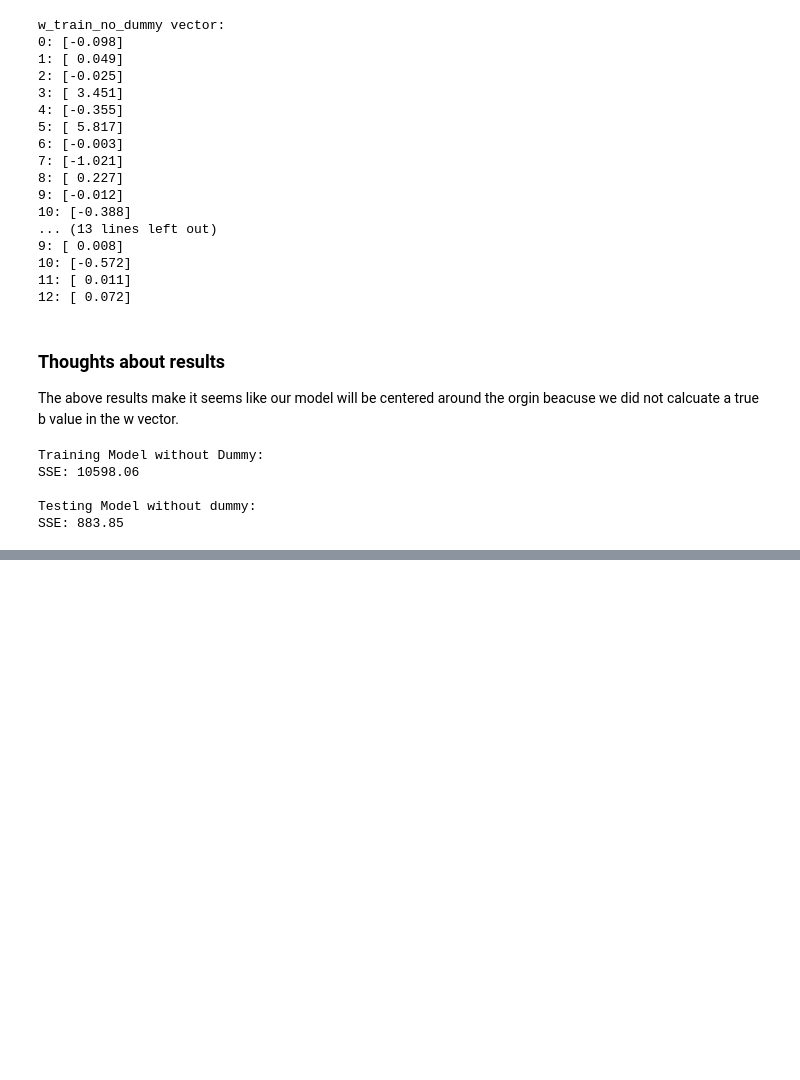
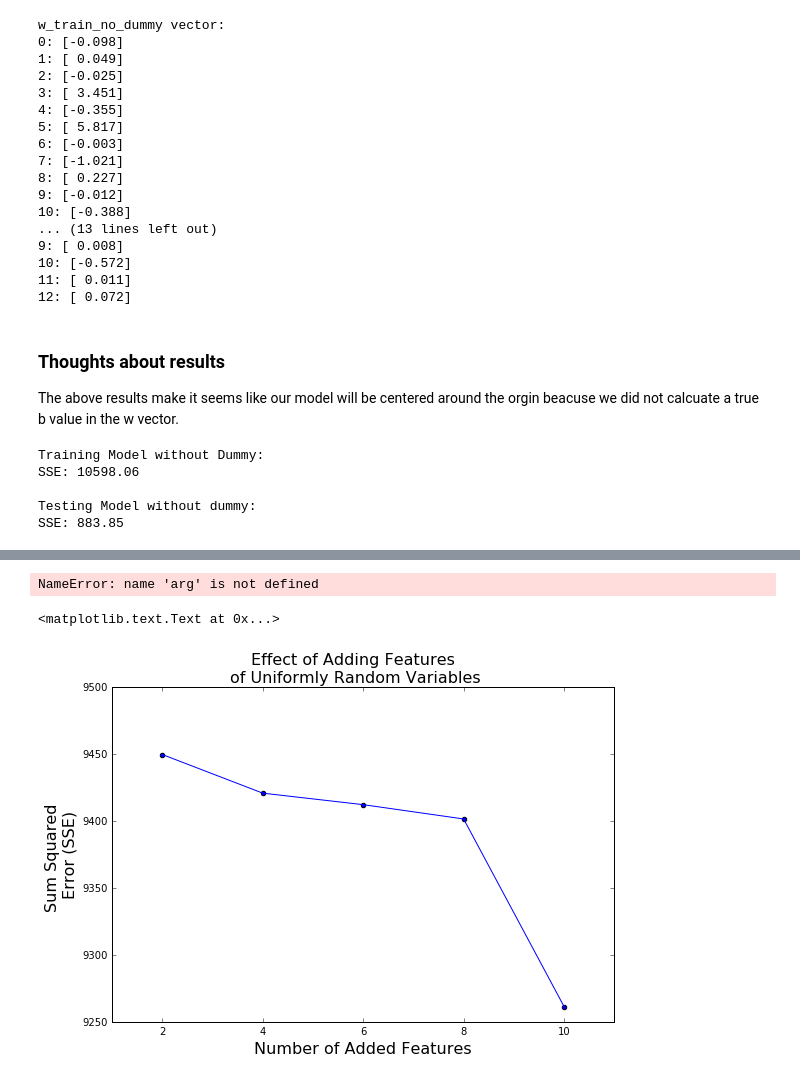
Before and after one commit to MrFengShui/CS434, a Jupyter notebook: HW1/Assignment One.ipynb, the cells around one changed output, grey strips where cells are left out. Saved outputs shown, nothing was run; the diff lists cells and outputs as text; code cells hidden in the pictures; blank space fills up the shorter version.

```diff
--- a/HW1/Assignment One.ipynb
+++ b/HW1/Assignment One.ipynb
@@ -289,0 +255,53 @@ plt.plot(x, y, ls='--')
+# %%
+# Create weight vector for each test case
+w_two_train = calc_w_vector(two_feat_train, y_train)
+w_two_test = calc_w_vector(two_feat_test, y_test)
+
+w_four_train = calc_w_vector(four_feat_train, y_train)
+w_four_test = calc_w_vector(four_feat_test, y_test)
+
+w_six_train = calc_w_vector(six_feat_train, y_train)
+w_six_test = calc_w_vector(six_feat_test, y_test)
+
+w_eight_train = calc_w_vector(eight_feat_train, y_train)
+w_eight_test = calc_w_vector(eight_feat_test, y_test)
+
+w_ten_train = calc_w_vector(ten_feat_train, y_train)
+w_ten_test = calc_w_vector(ten_feat_test, y_test)
+# %%
+temp = ['two','four','six','eight','ten']
+sse_vals = []
+
+for i in temp:
+    sse_vals.append(calc_sse(arg))
+# %% [output]
+NameError: name 'arg' is not defined
+# %%
+sse_train = []
+sse_test = []
+
+sse_train.append(calc_sse(two_feat_train, y_train,w_two_train))
+sse_test.append(calc_sse(two_feat_test, y_test,w_two_test))
+
+sse_train.append(calc_sse(four_feat_train, y_train,w_four_train))
+sse_test.append(calc_sse(four_feat_test, y_test,w_four_test))
+
+sse_train.append(calc_sse(six_feat_train, y_train,w_six_train))
+sse_test.append(calc_sse(six_feat_test, y_test,w_six_test))
+
+sse_train.append(calc_sse(eight_feat_train, y_train,w_eight_train))
+sse_test.append(calc_sse(eight_feat_test, y_test,w_eight_test))
+
+sse_train.append(calc_sse(ten_feat_train, y_train,w_ten_train))
+sse_test.append(calc_sse(ten_feat_test, y_test,w_ten_test))
+# %%
+fig = plt.figure(figsize=(9,6))
+plt.scatter(new_datasets,sse_train)
+plt.plot(np.resize(new_datasets,(len(new_datasets),1)),np.resize(sse_train,(len(sse_train),1)))
+fig.suptitle('Effect of Adding Features \nof Uniformly Random Variables', fontsize=16)
+#plt.title(figure_title, y=1.08)
+plt.xlabel('Number of Added Features', fontsize=16)
+plt.ylabel('Sum Squared \nError (SSE)', fontsize=16)
+# %% [output]
+<matplotlib.text.Text at 0x...>
+[figure, added]
```
Also changed, not shown: parts of 11 cells of this notebook.
